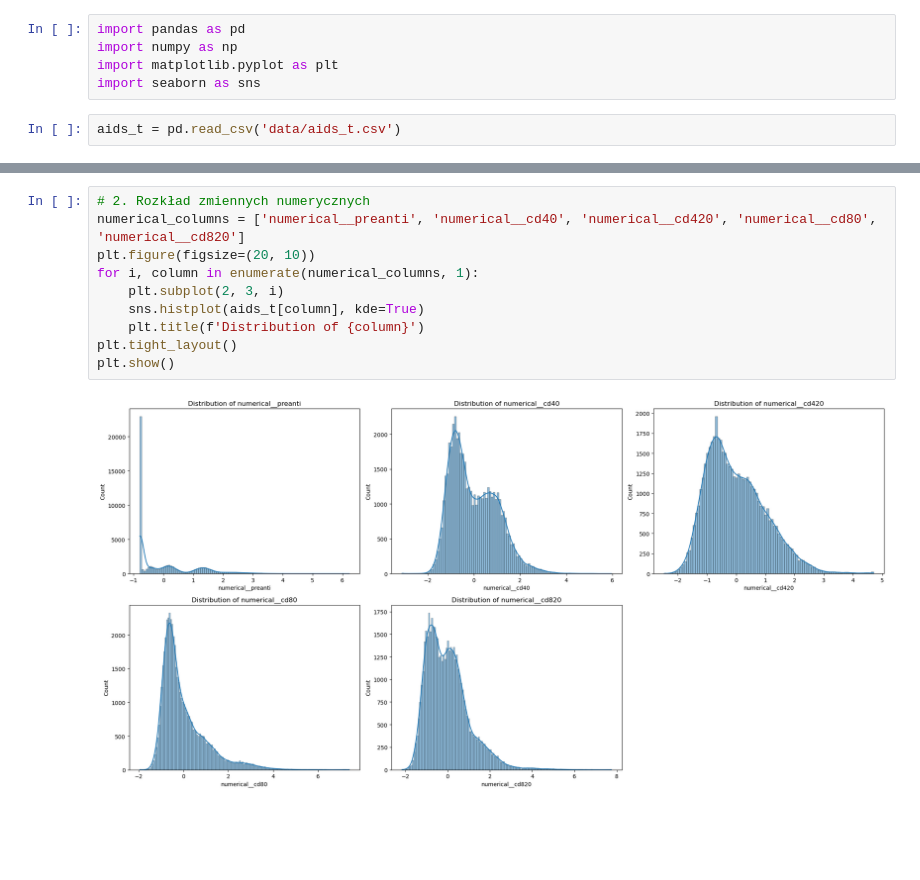
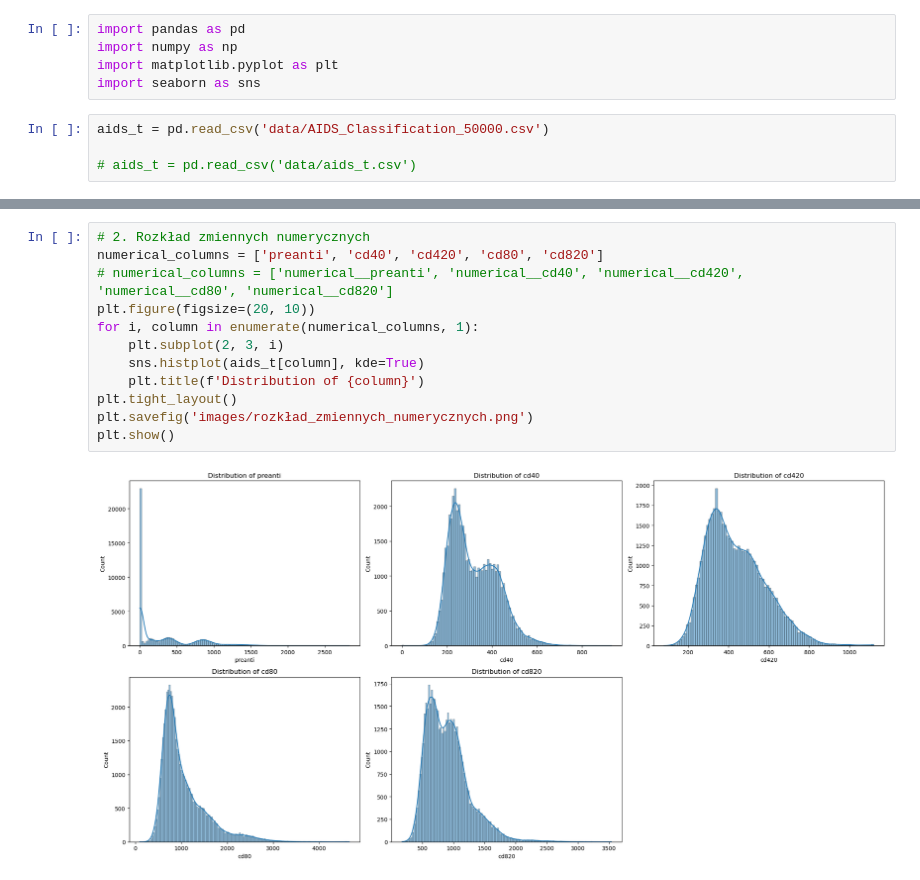
Before and after one commit to Bartoszcz28/AIDS_prediction, a Jupyter notebook: Data_set_analysis.ipynb, the cells around one changed output, grey strips where cells are left out. Drawn from its saved outputs; the diff is of its cells as text; blank space fills up the shorter version.

Commit message:
basic visualizations

```diff
--- a/Data_set_analysis.ipynb
+++ b/Data_set_analysis.ipynb
@@ -4,7 +4,9 @@ import numpy as np
 import matplotlib.pyplot as plt
 import seaborn as sns
 # %%
-aids_t = pd.read_csv('data/aids_t.csv')
+aids_t = pd.read_csv('data/AIDS_Classification_50000.csv')
+
+# aids_t = pd.read_csv('data/aids_t.csv')
 # %%
 # 1. Rozkład zmiennych kategorycznych
 categorical_columns = ['hemo', 'homo', 'drugs', 'oprior', 'z30', 'race', 'gender', 'str2', 'symptom', 'treat']
@@ -19,16 +22,18 @@ plt.show()
 [figure]
 # %%
 # 2. Rozkład zmiennych numerycznych
-numerical_columns = ['numerical__preanti', 'numerical__cd40', 'numerical__cd420', 'numerical__cd80', 'numerical__cd820']
+numerical_columns = ['preanti', 'cd40', 'cd420', 'cd80', 'cd820']
+# numerical_columns = ['numerical__preanti', 'numerical__cd40', 'numerical__cd420', 'numerical__cd80', 'numerical__cd820']
 plt.figure(figsize=(20, 10))
 for i, column in enumerate(numerical_columns, 1):
     plt.subplot(2, 3, i)
     sns.histplot(aids_t[column], kde=True)
     plt.title(f'Distribution of {column}')
 plt.tight_layout()
+plt.savefig('images/rozkład_zmiennych_numerycznych.png')
 plt.show()
 # %% [output]
-[figure, old version]
+[figure, new version]
 # %%
 # 3. Macierz korelacji
 correlation = aids_t.corr().round(2)
```
Also changed, not shown: parts of 6 cells of this notebook.
